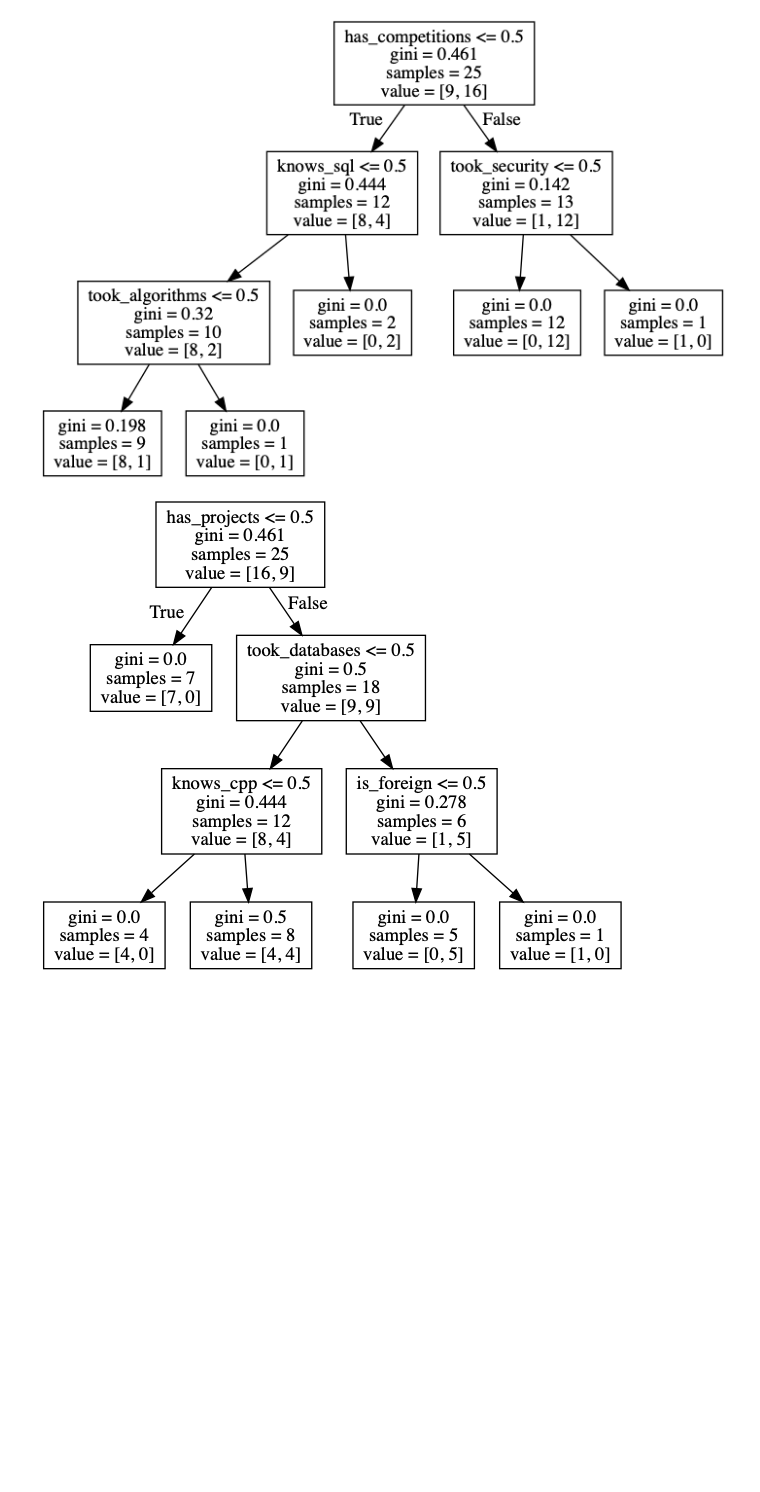
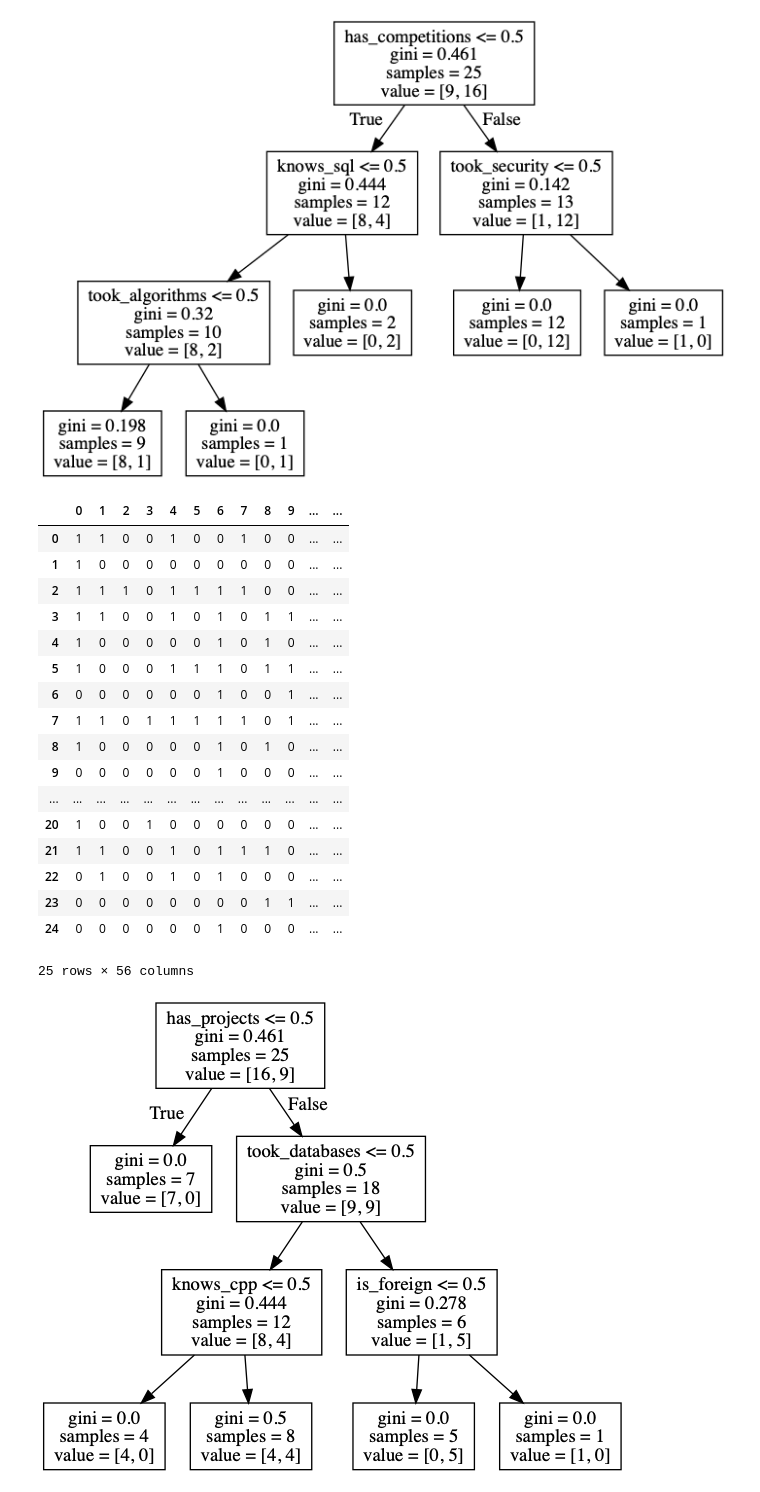
Before and after one commit to resumesai/resumesai.github.io, a Jupyter notebook: analysis/Feature_Analysis.ipynb, the cells around one changed output. Saved outputs shown, nothing was run; the diff lists cells and outputs as text; code cells hidden in the pictures; blank space fills up the shorter version.

```diff
--- a/analysis/Feature_Analysis.ipynb
+++ b/analysis/Feature_Analysis.ipynb
@@ -99,6 +99,6 @@ sai04 = table.iloc[:,53]
 binary = pd.concat([a1,a2,a3,a4,a5,a6,a8,a9], axis = 1)
 # %%
 a = pd.concat([(binary[i].apply(lambda x: 1 if x == "Yes" else 0)) for i in list(binary)], axis = 1)
-b = pd.concat([table.iloc[0:len(table),0:1],a], axis = 1)
+b = pd.concat([table.iloc[:,0:1],a], axis = 1)
 # %%
 b.to_csv("binary.csv")
@@ -274,5 +309,42 @@ graph = pydotplus.graph_from_dot_data(dot_data.getvalue())
 Image(graph.create_png())
 # %% [output]
 [figure]
+# %%
+b = pd.read_csv("binary.csv")
+target = pd.read_csv("answers.csv")
+targets = []
+for j in range(len(target)):
+    targets.append([target[i][j] for i in target][1:])
+    target_labels = list(target[:])[1:]
+    binary_labels = list(b["filename"])
+    features = []
+    for i in target_labels:
+        k = 0
+        for j in binary_labels:
+            if((i.split("_")[0]) == j):
+                features.append([b[l][k] for l in b][1:])
+            k += 1
+features = [f[1:] for f in features]
+# list(target[:])[1:]
+# targets
+# %% [output]
+|  | 0 | 1 | 2 | 3 | 4 | 5 | 6 | 7 | 8 | 9 | ... | ... |
+| 0 | 1 | 1 | 0 | 0 | 1 | 0 | 0 | 1 | 0 | 0 | ... | ... |
+| 1 | 1 | 0 | 0 | 0 | 0 | 0 | 0 | 0 | 0 | 0 | ... | ... |
+| 2 | 1 | 1 | 1 | 0 | 1 | 1 | 1 | 1 | 0 | 0 | ... | ... |
+| 3 | 1 | 1 | 0 | 0 | 1 | 0 | 1 | 0 | 1 | 1 | ... | ... |
+| 4 | 1 | 0 | 0 | 0 | 0 | 0 | 1 | 0 | 1 | 0 | ... | ... |
+| 5 | 1 | 0 | 0 | 0 | 1 | 1 | 1 | 0 | 1 | 1 | ... | ... |
+| 6 | 0 | 0 | 0 | 0 | 0 | 0 | 1 | 0 | 0 | 1 | ... | ... |
+| 7 | 1 | 1 | 0 | 1 | 1 | 1 | 1 | 1 | 0 | 1 | ... | ... |
+| 8 | 1 | 0 | 0 | 0 | 0 | 0 | 1 | 0 | 1 | 0 | ... | ... |
+| 9 | 0 | 0 | 0 | 0 | 0 | 0 | 1 | 0 | 0 | 0 | ... | ... |
+| ... | ... | ... | ... | ... | ... | ... | ... | ... | ... | ... | ... | ... |
+| 20 | 1 | 0 | 0 | 1 | 0 | 0 | 0 | 0 | 0 | 0 | ... | ... |
+| 21 | 1 | 1 | 0 | 0 | 1 | 0 | 1 | 1 | 1 | 0 | ... | ... |
+| 22 | 0 | 1 | 0 | 0 | 1 | 0 | 1 | 0 | 0 | 0 | ... | ... |
+| 23 | 0 | 0 | 0 | 0 | 0 | 0 | 0 | 0 | 1 | 1 | ... | ... |
+| 24 | 0 | 0 | 0 | 0 | 0 | 0 | 1 | 0 | 0 | 0 | ... | ... |
+25 rows × 56 columns
 # %%
 def data (a):
```
Also changed, not shown: parts of 4 cells of this notebook.
